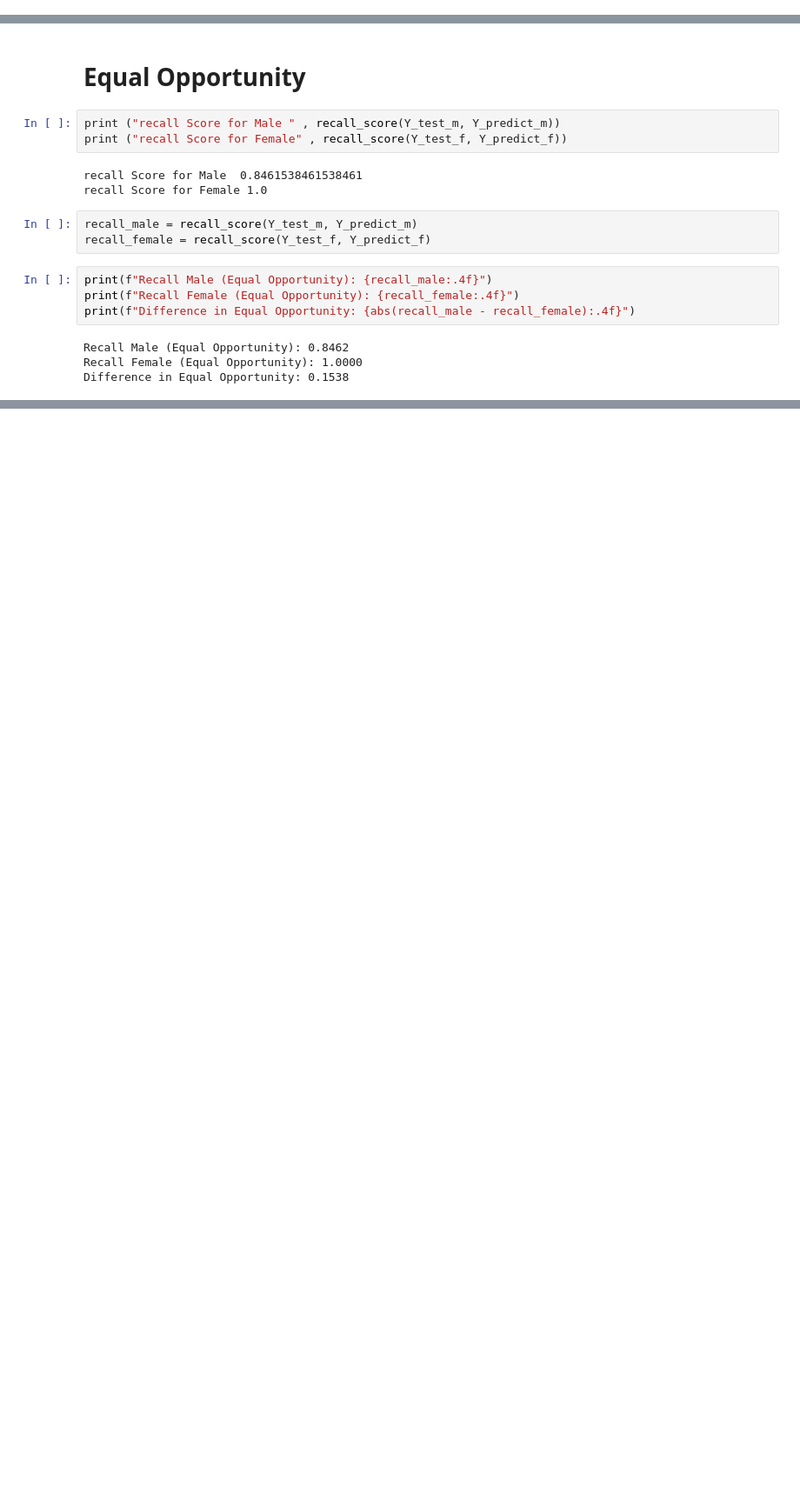
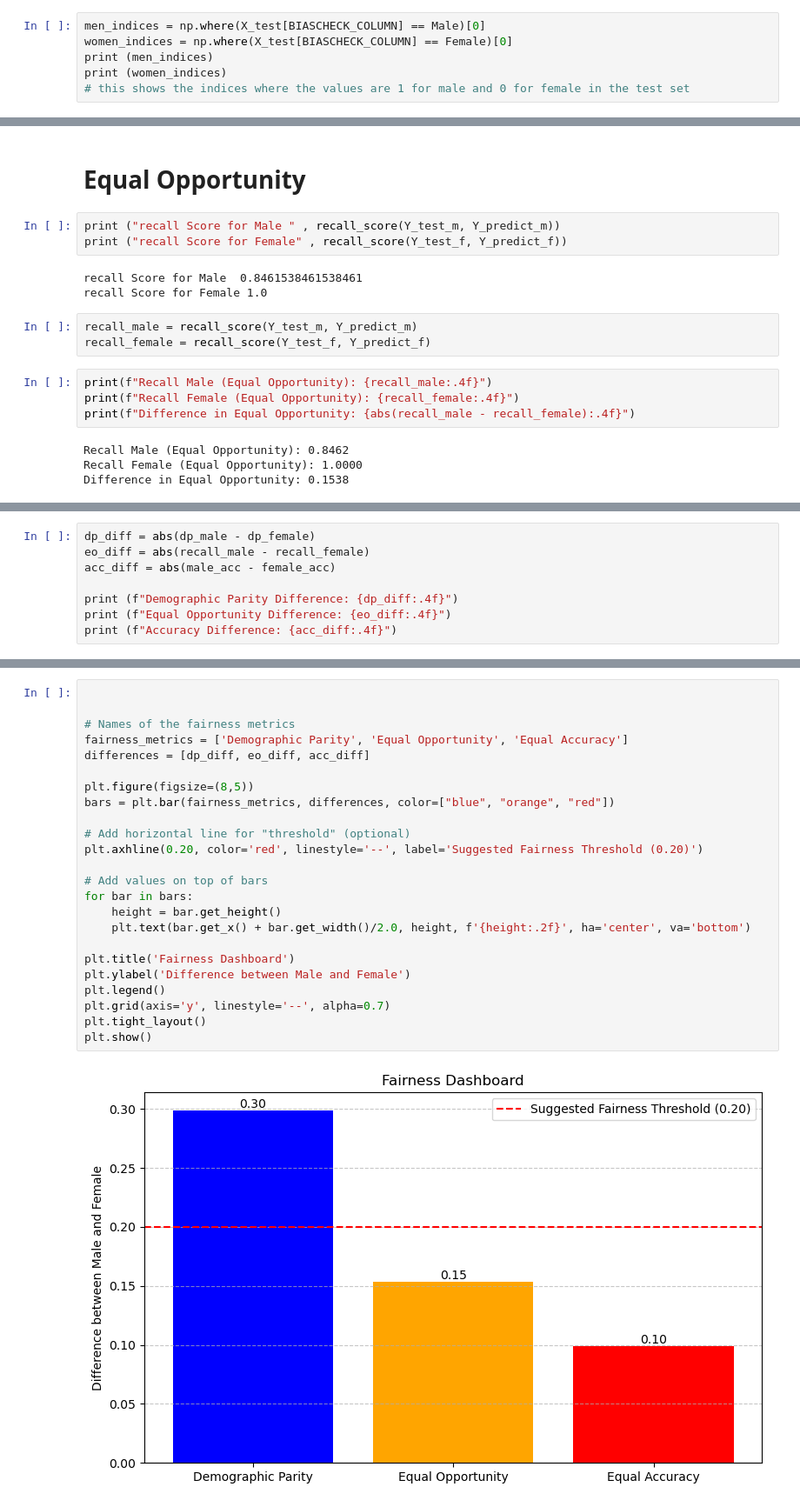
Before and after one commit to iamsermie/AI-Ethics-and-Applications-ICA, a Jupyter notebook: Bias_model_training.ipynb, the cells around one changed output, grey strips where cells are left out. Shown at 87% size. Drawn from its saved outputs; the diff is of its cells as text; blank space fills up the shorter version.

```diff
--- a/Bias_model_training.ipynb
+++ b/Bias_model_training.ipynb
@@ -461,0 +469,6 @@ women_indices = np.where(X_test[PROTECTED] == WOMEN)[0]
+# %%
+men_indices = np.where(X_test[BIASCHECK_COLUMN] == Male)[0]
+women_indices = np.where(X_test[BIASCHECK_COLUMN] == Female)[0]
+print (men_indices)
+print (women_indices)
+# this shows the indices where the values are 1 for male and 0 for female in the test set
@@ -645,0 +675,8 @@ Difference in Equal Opportunity: 0.1538
+# %%
+dp_diff = abs(dp_male - dp_female)
+eo_diff = abs(recall_male - recall_female)
+acc_diff = abs(male_acc - female_acc)
+
+print (f"Demographic Parity Difference: {dp_diff:.4f}")
+print (f"Equal Opportunity Difference: {eo_diff:.4f}")
+print (f"Accuracy Difference: {acc_diff:.4f}")
@@ -645,0 +699,26 @@ Difference in Equal Opportunity: 0.1538
+# %%
+
+
+# Names of the fairness metrics
+fairness_metrics = ['Demographic Parity', 'Equal Opportunity', 'Equal Accuracy']
+differences = [dp_diff, eo_diff, acc_diff]
+
+plt.figure(figsize=(8,5))
+bars = plt.bar(fairness_metrics, differences, color=["blue", "orange", "red"])
+
+# Add horizontal line for "threshold" (optional)
+plt.axhline(0.20, color='red', linestyle='--', label='Suggested Fairness Threshold (0.20)')
+
+# Add values on top of bars
+for bar in bars:
+    height = bar.get_height()
+    plt.text(bar.get_x() + bar.get_width()/2.0, height, f'{height:.2f}', ha='center', va='bottom')
+
+plt.title('Fairness Dashboard')
+plt.ylabel('Difference between Male and Female')
+plt.legend()
+plt.grid(axis='y', linestyle='--', alpha=0.7)
+plt.tight_layout()
+plt.show()
+# %% [output]
+[figure, added]
```
Also changed, not shown: parts of 45 cells of this notebook, 1 other file.
